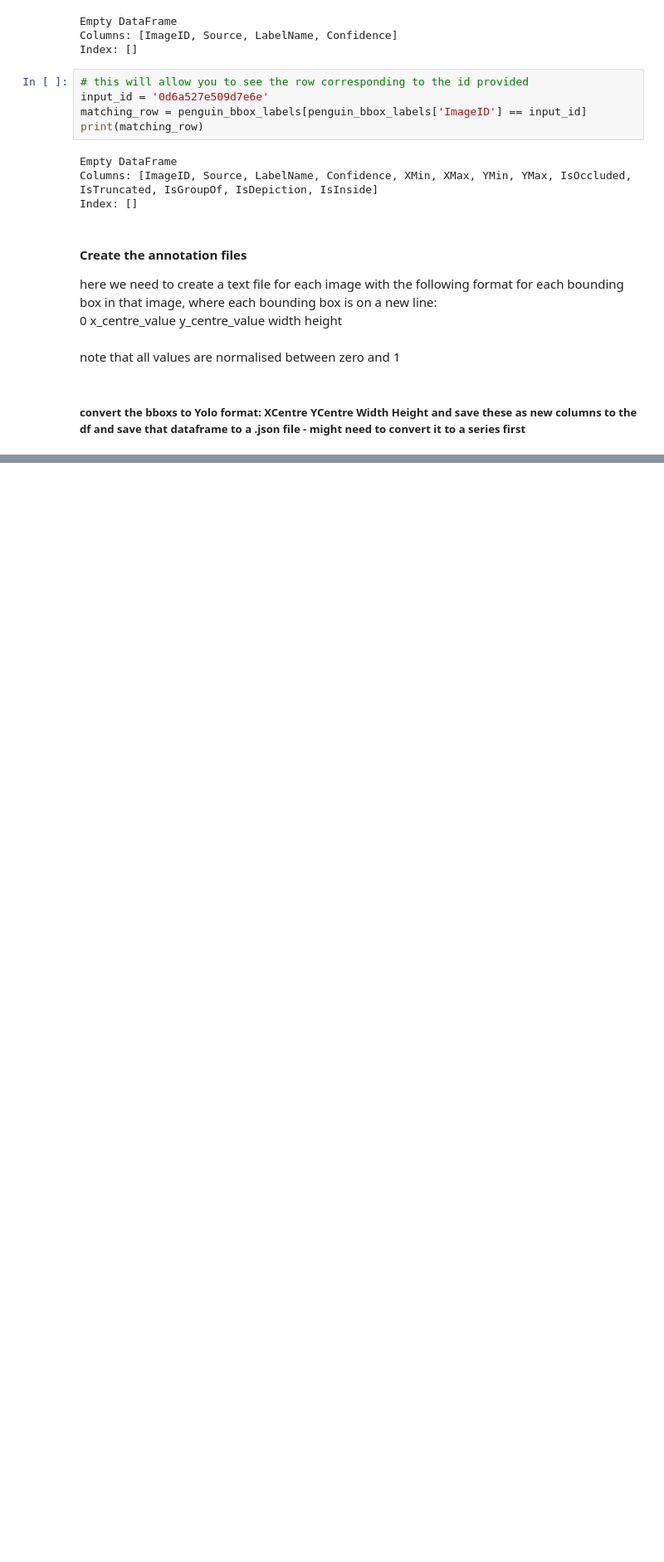
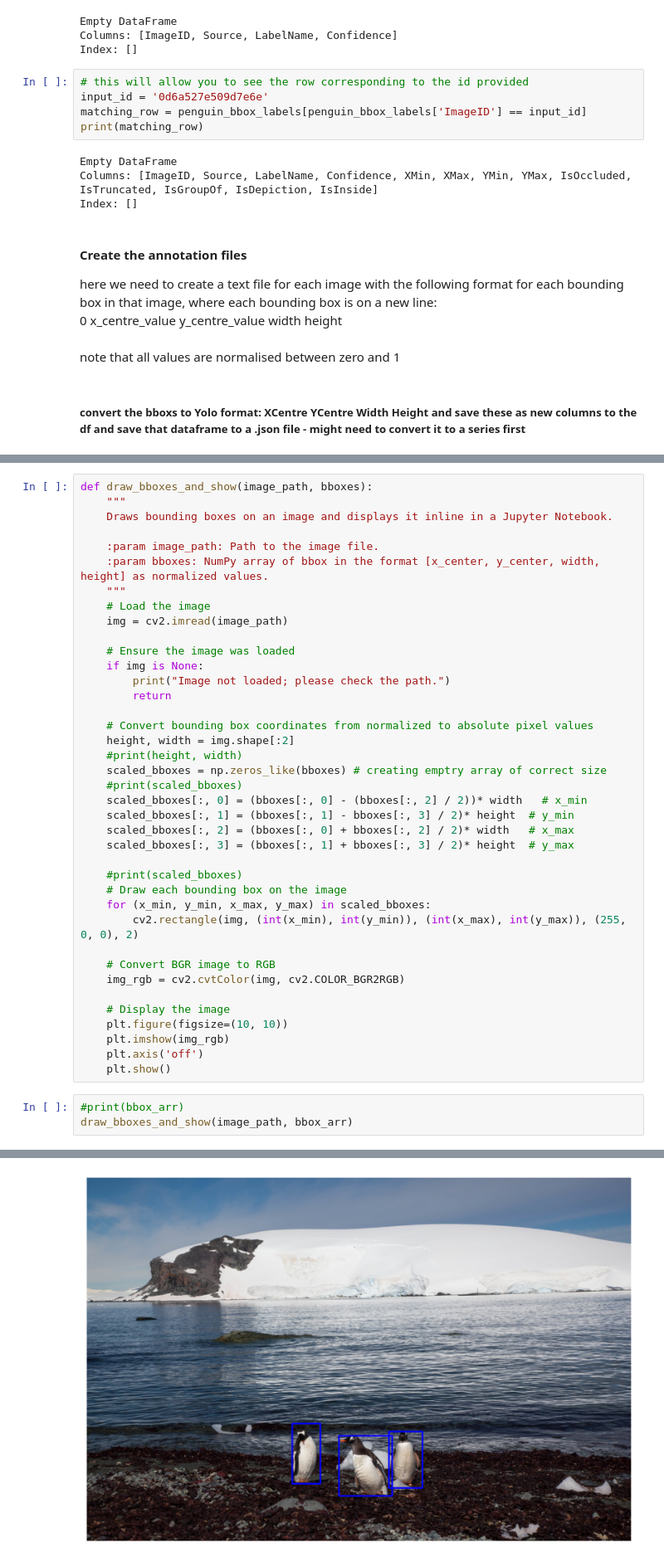
Before and after one commit to Mattshanevdberg/Masters-deep_learning_penguins, a Jupyter notebook: notebooks/detection_experiments_training.ipynb, the cells around one changed output, grey strips where cells are left out. Shown at 83% size. Saved outputs shown, nothing was run; the diff lists cells and outputs as text; blank space fills up the shorter version.

Commit message:
finished creating pipeline for converting OI7 annotations - still need to create annotations for train and val sets

```diff
--- a/notebooks/detection_experiments_training.ipynb
+++ b/notebooks/detection_experiments_training.ipynb
@@ -238,0 +457,43 @@ note that all values are normalised between zero and 1
+# %%
+def draw_bboxes_and_show(image_path, bboxes):
+    """
+    Draws bounding boxes on an image and displays it inline in a Jupyter Notebook.
+
+    :param image_path: Path to the image file.
+    :param bboxes: NumPy array of bbox in the format [x_center, y_center, width, height] as normalized values.
+    """
+    # Load the image
+    img = cv2.imread(image_path)
+
+    # Ensure the image was loaded
+    if img is None:
+        print("Image not loaded; please check the path.")
+        return
+
+    # Convert bounding box coordinates from normalized to absolute pixel values
+    height, width = img.shape[:2]
+    #print(height, width)
+    scaled_bboxes = np.zeros_like(bboxes) # creating emptry array of correct size
+    #print(scaled_bboxes)
+    scaled_bboxes[:, 0] = (bboxes[:, 0] - (bboxes[:, 2] / 2))* width   # x_min
+    scaled_bboxes[:, 1] = (bboxes[:, 1] - bboxes[:, 3] / 2)* height  # y_min
+    scaled_bboxes[:, 2] = (bboxes[:, 0] + bboxes[:, 2] / 2)* width   # x_max
+    scaled_bboxes[:, 3] = (bboxes[:, 1] + bboxes[:, 3] / 2)* height  # y_max
+
+    #print(scaled_bboxes)
+    # Draw each bounding box on the image
+    for (x_min, y_min, x_max, y_max) in scaled_bboxes:
+        cv2.rectangle(img, (int(x_min), int(y_min)), (int(x_max), int(y_max)), (255, 0, 0), 2)
+
+    # Convert BGR image to RGB
+    img_rgb = cv2.cvtColor(img, cv2.COLOR_BGR2RGB)
+
+    # Display the image
+    plt.figure(figsize=(10, 10))
+    plt.imshow(img_rgb)
+    plt.axis('off')
+    plt.show()
+# %%
+#print(bbox_arr)
+draw_bboxes_and_show(image_path, bbox_arr)
+# %% [output]
@@ -238,0 +503 @@ note that all values are normalised between zero and 1
+[figure, added]
```
Also changed, not shown: parts of 36 cells of this notebook.
